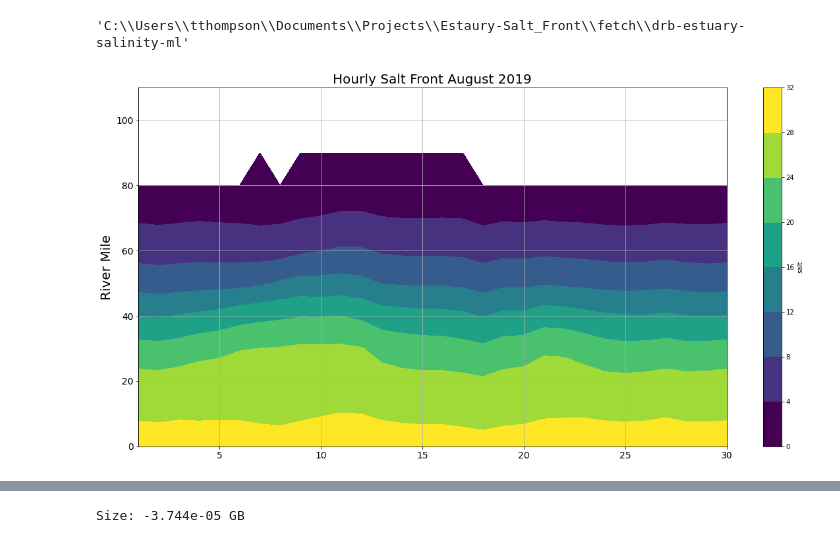
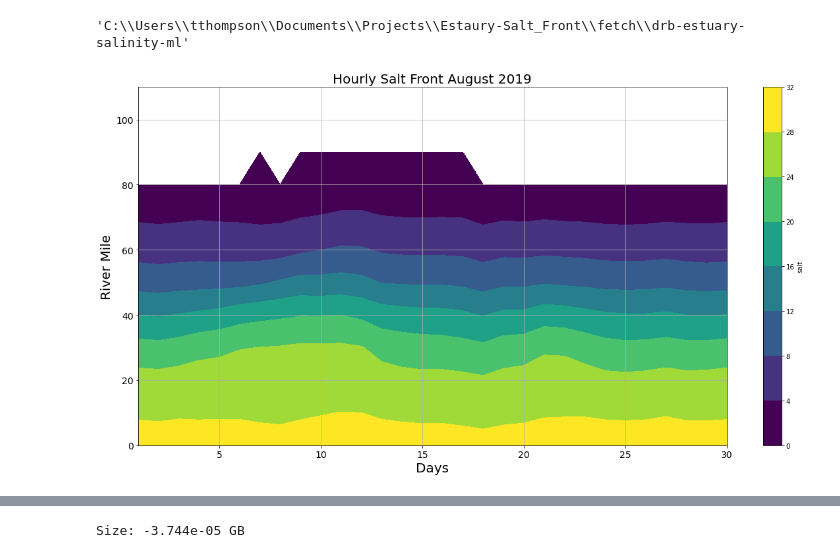
Before and after one commit to galengorski/drb-estuary-salinity-ml, a Jupyter notebook: COAWST_model_scripts.ipynb, the cells around one changed output, grey strips where cells are left out. Saved outputs shown, nothing was run; the diff lists cells and outputs as text; code cells hidden in the pictures.

```diff
--- a/COAWST_model_scripts.ipynb
+++ b/COAWST_model_scripts.ipynb
@@ -375,3 +1357,6 @@ field :
 salinity, scalar, series
 | Array Chunk Bytes 36.56 kiB 52 B ... |  |
 Attributes: (0)
+# %%
+salt_local = salt_local.where(salt_local < 0.52).where(salt_local > 0.45)
+salt_local
@@ -481,18 +1606,18 @@ os.getcwd()
 # %%
 fig,ax1 = plt.subplots(figsize=(20,10))
 
 im = salt_local2.salt.plot.contourf(x='day',y='dist_mile',add_colorbar=True,
                          vmin=0,vmax=32,levels=9)
 
-ax1.set_xlabel('',fontsize=20)
+ax1.set_xlabel('Days',fontsize=20)
 ax1.set_ylabel('River Mile',fontsize=20)
 
 plt.xticks(fontsize=14)
 plt.yticks(fontsize=14)
 
 plt.ylim([0, 110])
 plt.grid()
 plt.title("Hourly Salt Front August 2019",fontsize=20)
 plt.savefig('hourly_salt_front_aug_19.png', dpi=400)
 # %% [output]
-[figure, old version]
+[figure, new version]
```
Also changed, not shown: parts of 88 cells of this notebook, 3 other files.
